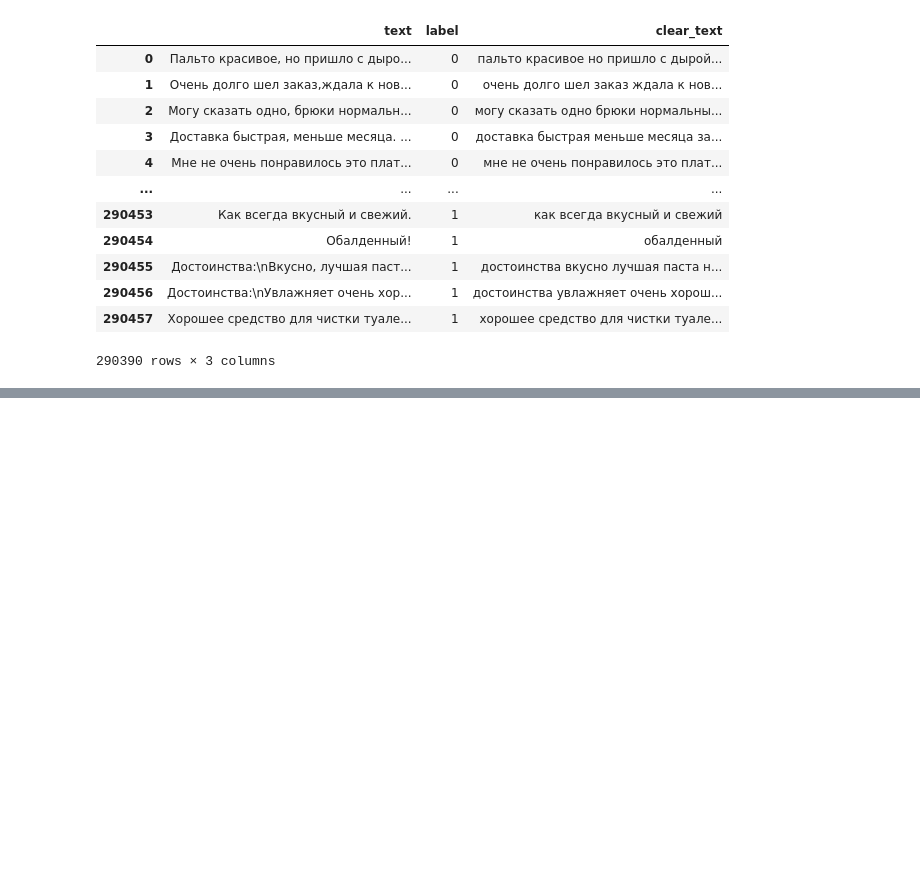
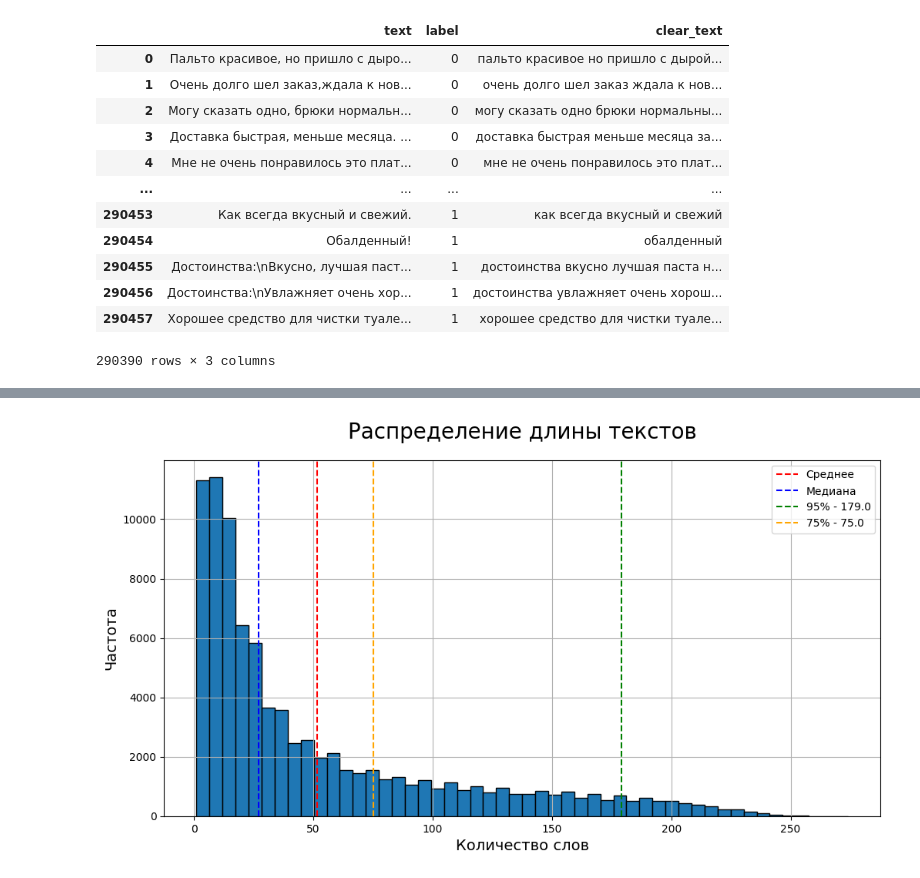
Before and after one commit to moon-may/Machine_Learning, a Jupyter notebook: main.ipynb, the cells around one changed output, grey strips where cells are left out. Cells and saved outputs as stored; diff of their text form; code cells hidden in the pictures; blank space fills up the shorter version.

```diff
--- a/main.ipynb
+++ b/main.ipynb
@@ -345,0 +328,21 @@ print(f"Средняя длина текста: {total_words / len(df_clean):.1f
+# %%
+# Статистика длин текстов
+# Длины всех текстов
+text_lens = df_small['clear_text'].str.split().str.len()
+# %%
+plt.figure(figsize=(12,6))
+text_lens.hist(bins=50, edgecolor='black')
+
+# Линии статистики
+plt.axvline(text_lens.mean(), color='red', linestyle='--', label='Среднее')
+plt.axvline(text_lens.median(), color='blue', linestyle='--', label='Медиана')
+plt.axvline(text_lens.quantile(0.95), color='green', linestyle='--', label=f'95% - {text_lens.quantile(0.95)}')
+plt.axvline(text_lens.quantile(0.75), color='orange', linestyle='--', label=f'75% - {text_lens.quantile(0.75)}')
+
+plt.title('Распределение длины текстов', fontsize=20, pad=20)
+plt.xlabel('Количество слов', fontsize=14)
+plt.ylabel('Частота', fontsize=14)
+plt.legend()
+plt.show()
+# %% [output]
+[figure, added]
```
Also changed, not shown: parts of 59 cells of this notebook.
